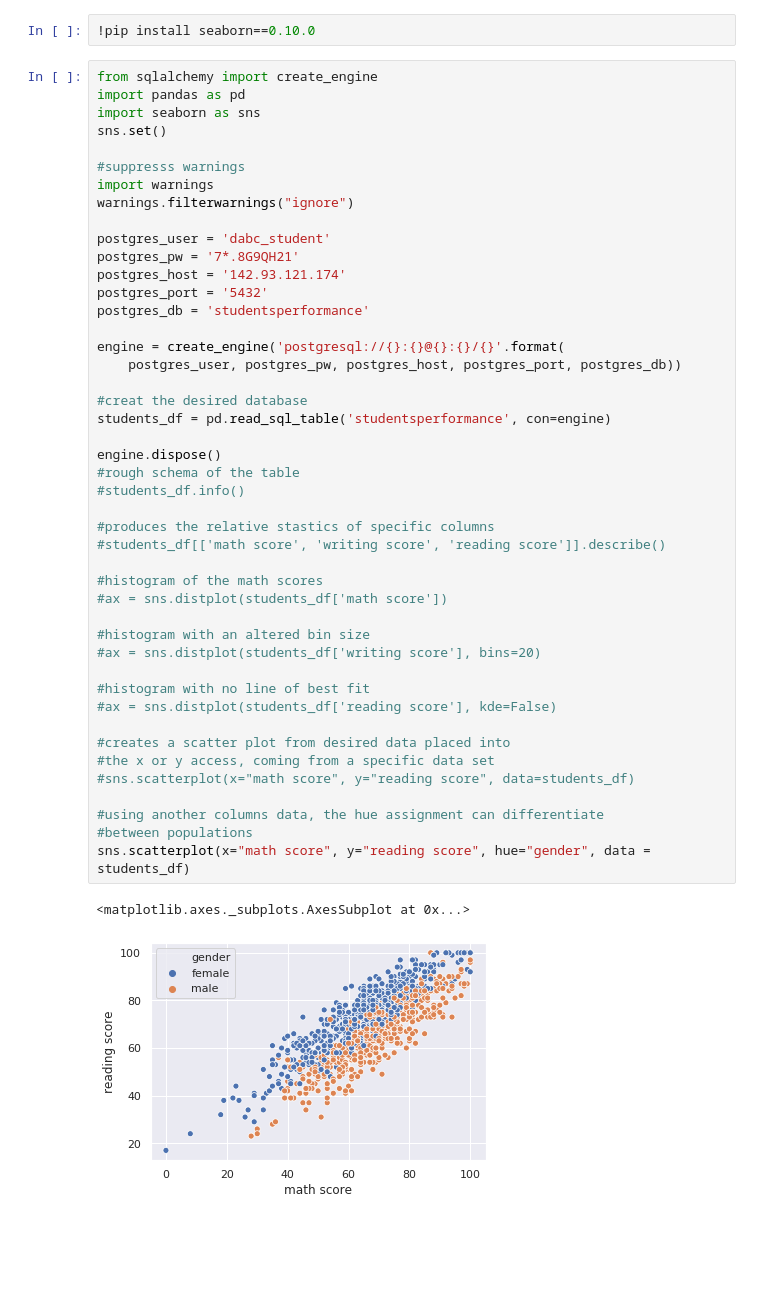
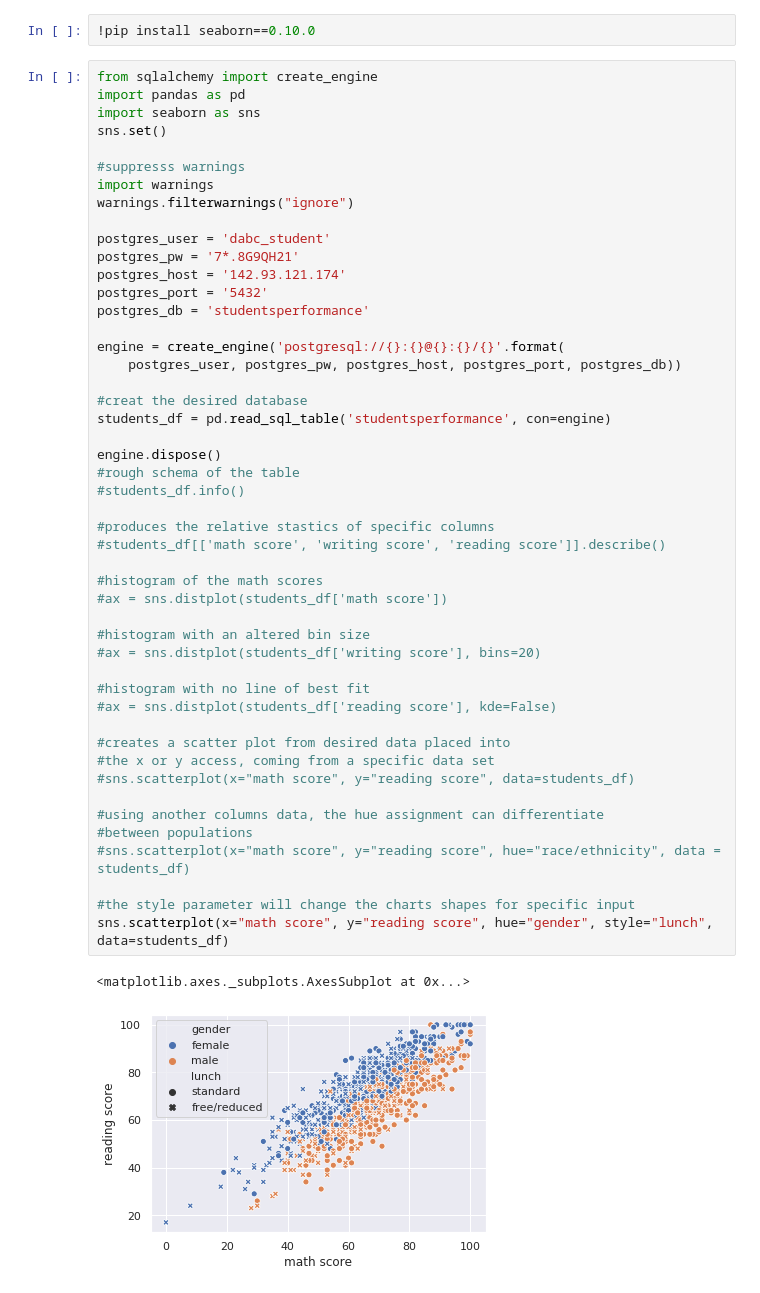
Before and after one commit to tastiz/story_scape.html, a Jupyter notebook: visualizations1.ipynb, the cells around one changed output. Cells and saved outputs as stored; diff of their text form; blank space fills up the shorter version.

```diff
--- a/visualizations1.ipynb
+++ b/visualizations1.ipynb
@@ -21,32 +21,35 @@ postgres_db = 'studentsperformance'
 engine = create_engine('postgresql://{}:{}@{}:{}/{}'.format(
     postgres_user, postgres_pw, postgres_host, postgres_port, postgres_db))
 
 #creat the desired database
 students_df = pd.read_sql_table('studentsperformance', con=engine)
 
 engine.dispose()
 #rough schema of the table
 #students_df.info()
 
 #produces the relative stastics of specific columns
 #students_df[['math score', 'writing score', 'reading score']].describe()
 
 #histogram of the math scores
 #ax = sns.distplot(students_df['math score'])
 
 #histogram with an altered bin size
 #ax = sns.distplot(students_df['writing score'], bins=20)
 
 #histogram with no line of best fit
 #ax = sns.distplot(students_df['reading score'], kde=False)
 
 #creates a scatter plot from desired data placed into
 #the x or y access, coming from a specific data set
 #sns.scatterplot(x="math score", y="reading score", data=students_df)
 
 #using another columns data, the hue assignment can differentiate
 #between populations
-sns.scatterplot(x="math score", y="reading score", hue="gender", data = students_df)
+#sns.scatterplot(x="math score", y="reading score", hue="race/ethnicity", data = students_df)
+
+#the style parameter will change the charts shapes for specific input
+sns.scatterplot(x="math score", y="reading score", hue="gender", style="lunch", data=students_df)
 # %% [output]
 <matplotlib.axes._subplots.AxesSubplot at 0x...>
-[figure, old version]
+[figure, new version]
```
